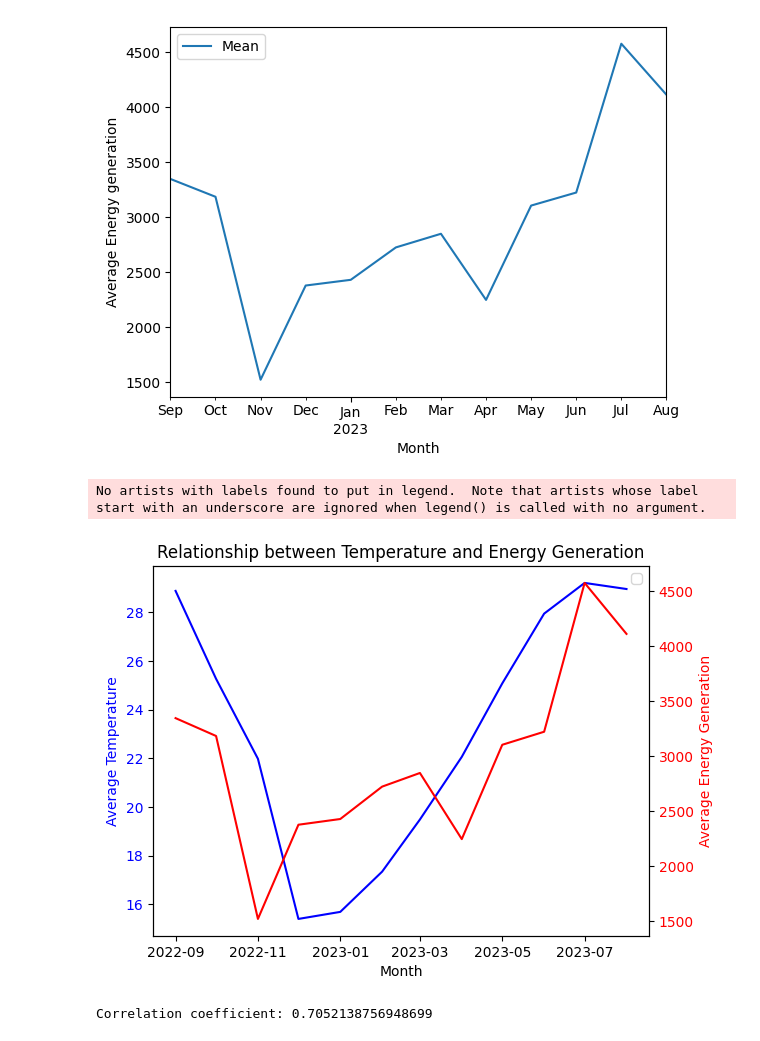
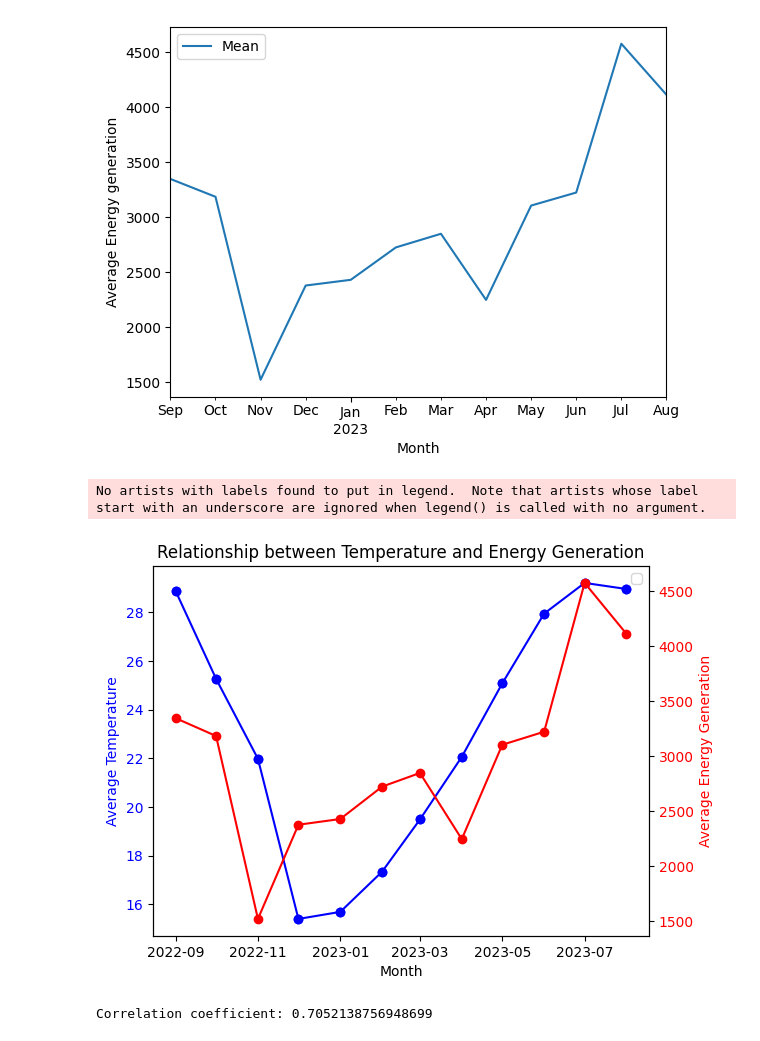
Before and after one commit to KangarooNick/FYP-Code, a Jupyter notebook: Meteorological Data/Plot graph for seasonal meteorological data.ipynb, the cells around one changed output. Saved outputs shown, nothing was run; the diff lists cells and outputs as text; code cells hidden in the pictures.

```diff
--- a/Meteorological Data/Plot graph for seasonal meteorological data.ipynb
+++ b/Meteorological Data/Plot graph for seasonal meteorological data.ipynb
@@ -57,30 +58,37 @@ plt.show()
 # %%
 # Create the figure and the first y-axis
 fig, ax1 = plt.subplots()
 
 # Plot the first dataset on the first y-axis
 ax1.plot(data1['Month'], data1['Arithmetic mean'], color='blue')
 ax1.set_xlabel('Month')
 ax1.set_ylabel('Average Temperature', color='blue')
 ax1.tick_params(axis='y', labelcolor='blue')
+
+# Add the blue dots on the line
+ax1.scatter(data1['Month'], data1['Arithmetic mean'], color='blue')
 
 # Create the second y-axis
 ax2 = ax1.twinx()
 
 # Plot the second dataset on the second y-axis
 ax2.plot(data2['Month'], data2['Mean'], color='red')
 ax2.set_ylabel('Average Energy Generation', color='red')
 ax2.tick_params(axis='y', labelcolor='red')
 
 # Customize the graph
 plt.title('Relationship between Temperature and Energy Generation')
 plt.legend()
 
+#add the points on the data
+ax1.scatter(data1['Month'], data1['Arithmetic mean'], color='blue')
+plt.scatter(data2['Month'], data2['Mean'], color='red')
+
 # Show the plot
 plt.show()
 # %% [output]
 No artists with labels found to put in legend.  Note that artists whose label start with an underscore are ignored when legend() is called with no argument.
-[figure, old version]
+[figure, new version]
 # %%
 # Calculate the correlation coefficient
 correlation = data1['Arithmetic mean'].corr(data2['Mean'])
```
Also changed, not shown: parts of 9 cells of this notebook, 2 other files.
